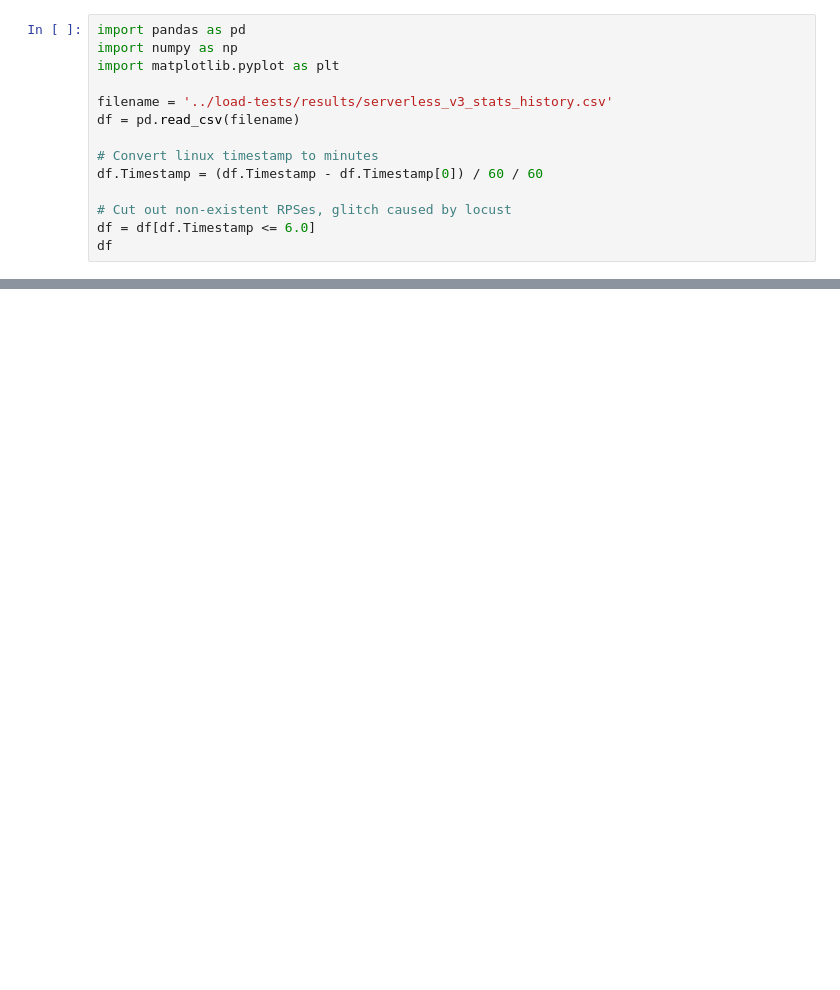
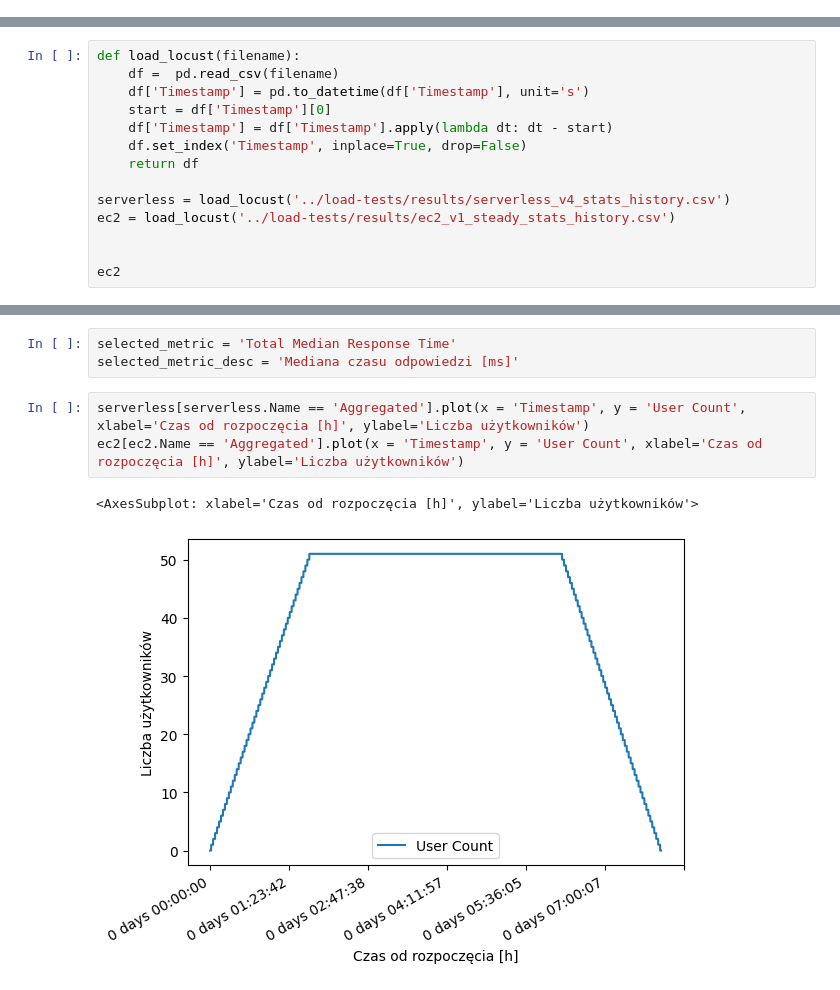
Before and after one commit to moreno-models/api, a Jupyter notebook: analysis/steady_locust.ipynb, the cells around one changed output, grey strips where cells are left out. Drawn from its saved outputs; the diff is of its cells as text; blank space fills up the shorter version.

Commit message:
Add steady analysis

```diff
--- a/analysis/steady_locust.ipynb
+++ b/analysis/steady_locust.ipynb
@@ -1,14 +0,0 @@
-# %%
-import pandas as pd
-import numpy as np
-import matplotlib.pyplot as plt
-
-filename = '../load-tests/results/serverless_v3_stats_history.csv'
-df = pd.read_csv(filename)
-
-# Convert linux timestamp to minutes
-df.Timestamp = (df.Timestamp - df.Timestamp[0]) / 60 / 60
-
-# Cut out non-existent RPSes, glitch caused by locust
-df = df[df.Timestamp <= 6.0]
-df
@@ -45,0 +13,14 @@ plt.show()
+# %%
+def load_locust(filename):
+    df =  pd.read_csv(filename)
+    df['Timestamp'] = pd.to_datetime(df['Timestamp'], unit='s')
+    start = df['Timestamp'][0]
+    df['Timestamp'] = df['Timestamp'].apply(lambda dt: dt - start)
+    df.set_index('Timestamp', inplace=True, drop=False)
+    return df
+
+serverless = load_locust('../load-tests/results/serverless_v4_stats_history.csv')
+ec2 = load_locust('../load-tests/results/ec2_v1_steady_stats_history.csv')
+
+
+ec2
@@ -45,0 +42,9 @@ plt.show()
+# %%
+selected_metric = 'Total Median Response Time'
+selected_metric_desc = 'Mediana czasu odpowiedzi [ms]'
+# %%
+serverless[serverless.Name == 'Aggregated'].plot(x = 'Timestamp', y = 'User Count', xlabel='Czas od rozpoczęcia [h]', ylabel='Liczba użytkowników')
+ec2[ec2.Name == 'Aggregated'].plot(x = 'Timestamp', y = 'User Count', xlabel='Czas od rozpoczęcia [h]', ylabel='Liczba użytkowników')
+# %% [output]
+<AxesSubplot: xlabel='Czas od rozpoczęcia [h]', ylabel='Liczba użytkowników'>
+[figure, added]
```
Also changed, not shown: parts of 10 cells of this notebook.
